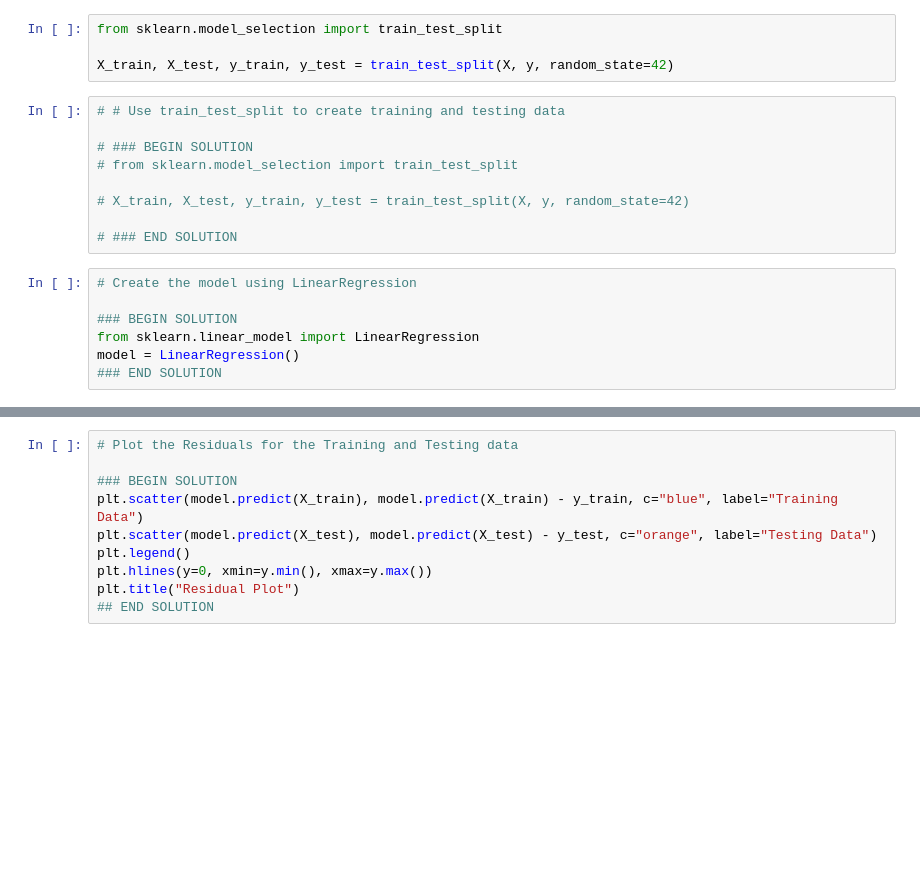
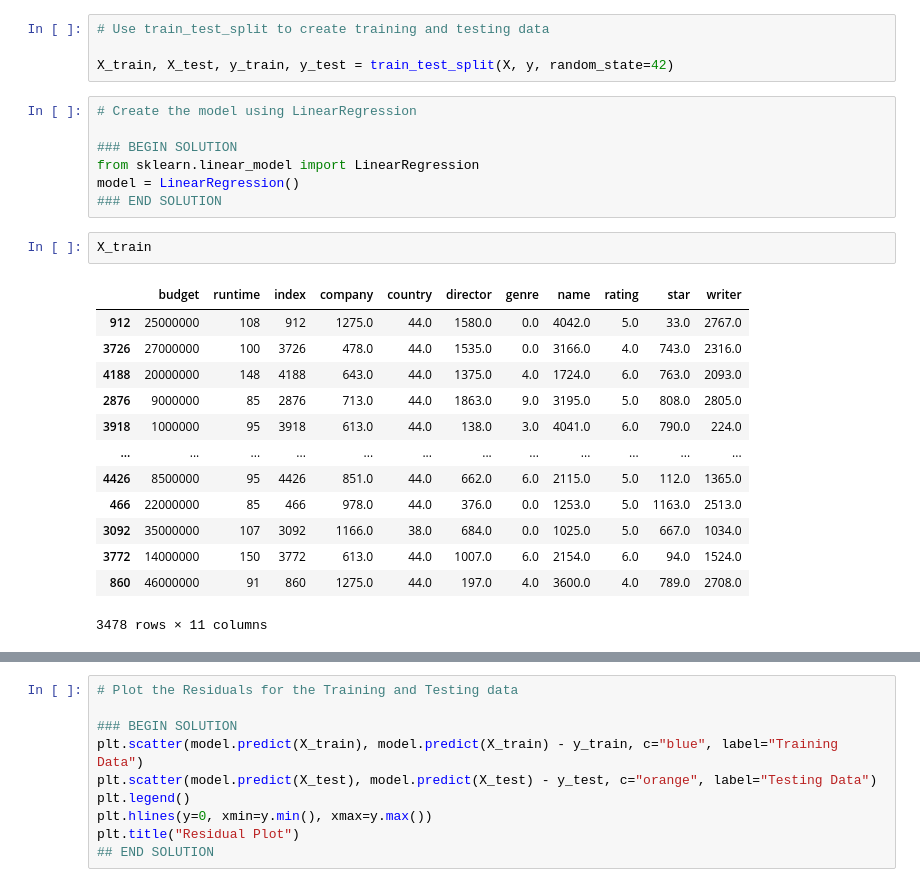
Before and after one commit to d4t4Guy/ML_at_the_movies, a Jupyter notebook: Multiple-regression.ipynb, the cells around one changed output, grey strips where cells are left out. Drawn from its saved outputs; the diff is of its cells as text; blank space fills up the shorter version.

```diff
--- a/Multiple-regression.ipynb
+++ b/Multiple-regression.ipynb
@@ -36,16 +115,7 @@ print(X.shape, y.shape)
 # %%
-from sklearn.model_selection import train_test_split
+# Use train_test_split to create training and testing data
 
 X_train, X_test, y_train, y_test = train_test_split(X, y, random_state=42)
-# %%
-# # Use train_test_split to create training and testing data
-
-# ### BEGIN SOLUTION
-# from sklearn.model_selection import train_test_split
-
-# X_train, X_test, y_train, y_test = train_test_split(X, y, random_state=42)
-
-# ### END SOLUTION
 # %%
 # Create the model using LinearRegression
 
@@ -53,6 +123,22 @@ X_train, X_test, y_train, y_test = train_test_split(X, y, random_state=42)
 from sklearn.linear_model import LinearRegression
 model = LinearRegression()
 ### END SOLUTION
+# %%
+X_train
+# %% [output]
+|  | budget | runtime | index | company | country | director | genre | name | rating | star | writer |
+| 912 | 25000000 | 108 | 912 | 1275.0 | 44.0 | 1580.0 | 0.0 | 4042.0 | 5.0 | 33.0 | 2767.0 |
+| 3726 | 27000000 | 100 | 3726 | 478.0 | 44.0 | 1535.0 | 0.0 | 3166.0 | 4.0 | 743.0 | 2316.0 |
+| 4188 | 20000000 | 148 | 4188 | 643.0 | 44.0 | 1375.0 | 4.0 | 1724.0 | 6.0 | 763.0 | 2093.0 |
+| 2876 | 9000000 | 85 | 2876 | 713.0 | 44.0 | 1863.0 | 9.0 | 3195.0 | 5.0 | 808.0 | 2805.0 |
+| 3918 | 1000000 | 95 | 3918 | 613.0 | 44.0 | 138.0 | 3.0 | 4041.0 | 6.0 | 790.0 | 224.0 |
+| ... | ... | ... | ... | ... | ... | ... | ... | ... | ... | ... | ... |
+| 4426 | 8500000 | 95 | 4426 | 851.0 | 44.0 | 662.0 | 6.0 | 2115.0 | 5.0 | 112.0 | 1365.0 |
+| 466 | 22000000 | 85 | 466 | 978.0 | 44.0 | 376.0 | 0.0 | 1253.0 | 5.0 | 1163.0 | 2513.0 |
+| 3092 | 35000000 | 107 | 3092 | 1166.0 | 38.0 | 684.0 | 0.0 | 1025.0 | 5.0 | 667.0 | 1034.0 |
+| 3772 | 14000000 | 150 | 3772 | 613.0 | 44.0 | 1007.0 | 6.0 | 2154.0 | 6.0 | 94.0 | 1524.0 |
+| 860 | 46000000 | 91 | 860 | 1275.0 | 44.0 | 197.0 | 4.0 | 3600.0 | 4.0 | 789.0 | 2708.0 |
+3478 rows × 11 columns
 # %%
 # Fit the model to the training data and calculate the scores for the training and testing data
 
```
Also changed, not shown: parts of 12 cells of this notebook.
